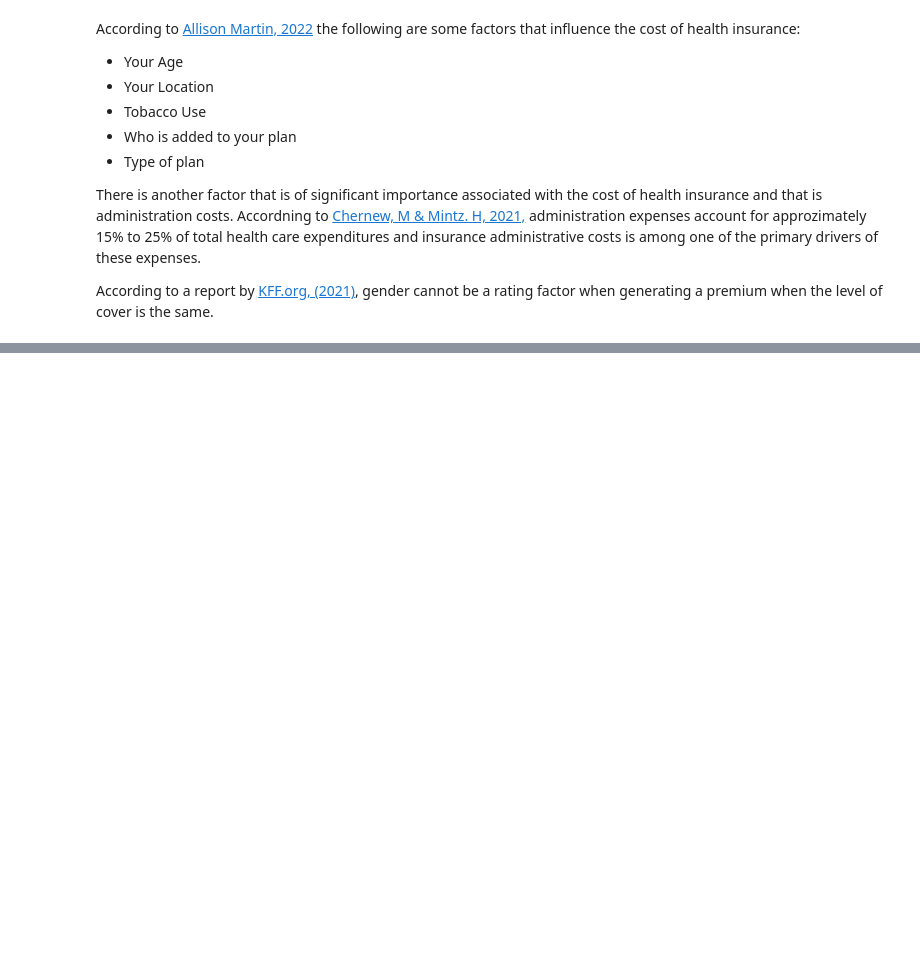
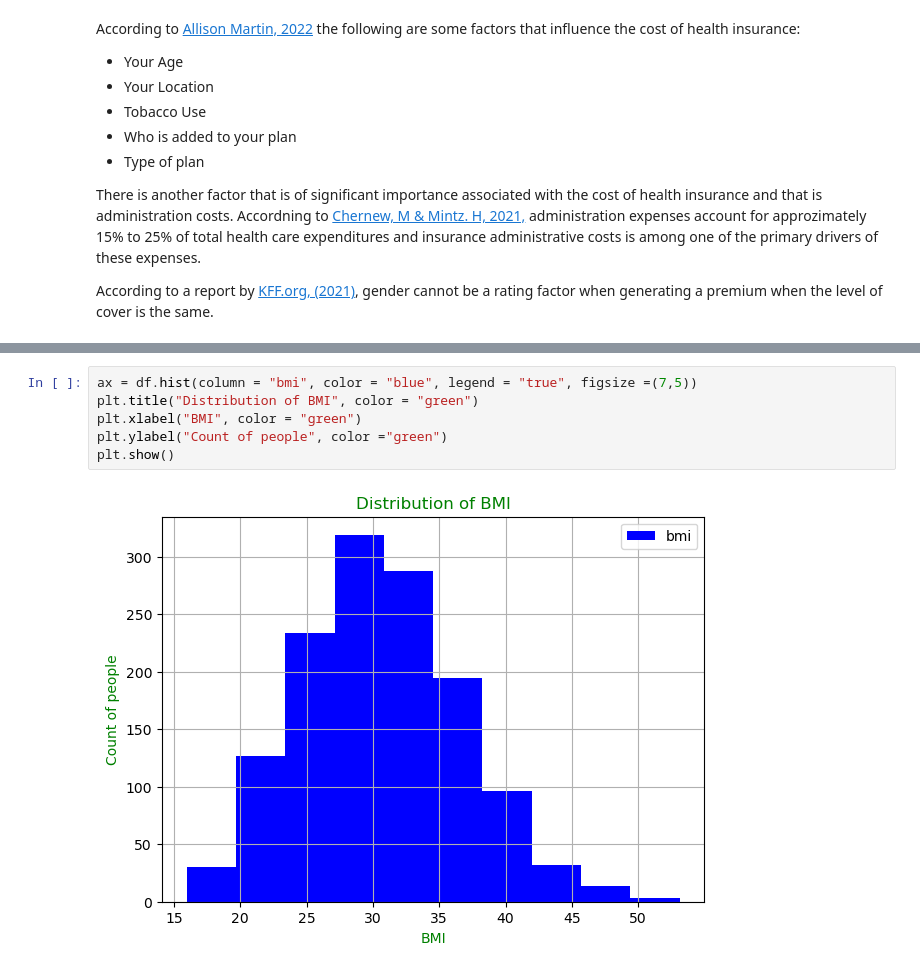
Before and after one commit to OCorry/Programming-for-Data-Analysis-Assessment-2022, a Jupyter notebook: Programming for Data Analysis Project 2022.ipynb, the cells around one changed output, grey strips where cells are left out. Cells and saved outputs as stored; diff of their text form; blank space fills up the shorter version.

```diff
--- a/Programming for Data Analysis Project 2022.ipynb
+++ b/Programming for Data Analysis Project 2022.ipynb
@@ -149,0 +163,8 @@ plt.show()
+# %%
+ax = df.hist(column = "bmi", color = "blue", legend = "true", figsize =(7,5))
+plt.title("Distribution of BMI", color = "green")
+plt.xlabel("BMI", color = "green")
+plt.ylabel("Count of people", color ="green")
+plt.show()
+# %% [output]
+[figure, added]
```
Also changed, not shown: parts of 21 cells of this notebook.
